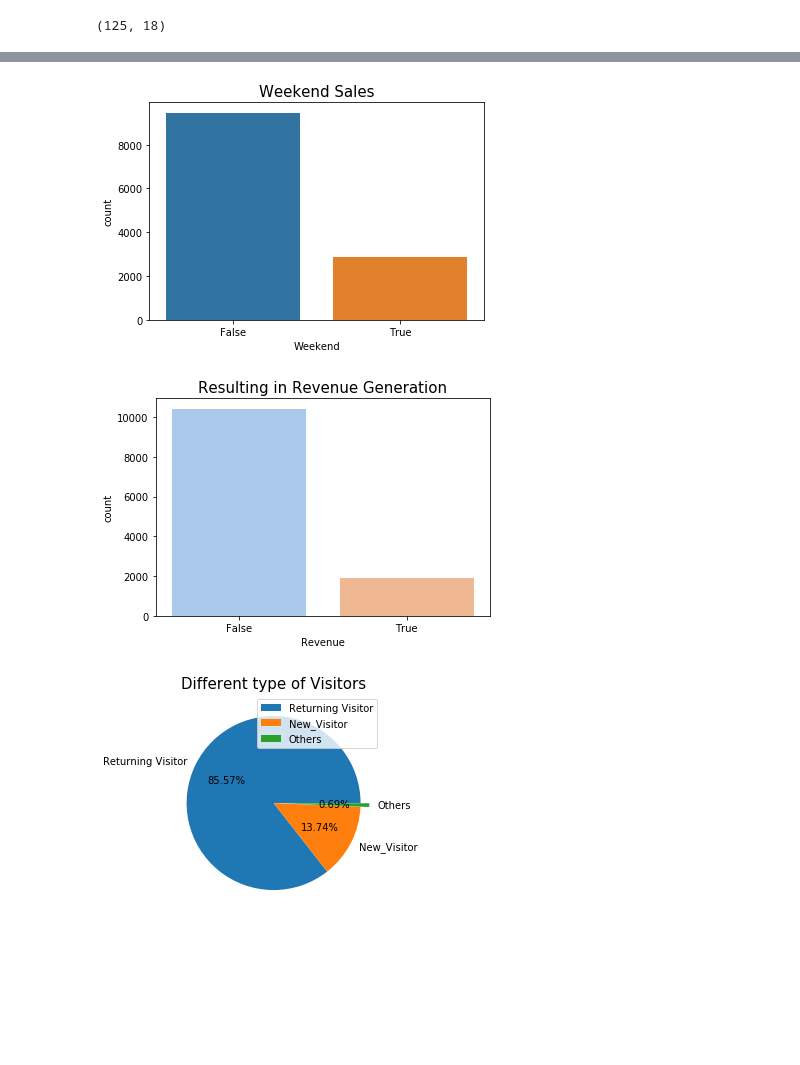
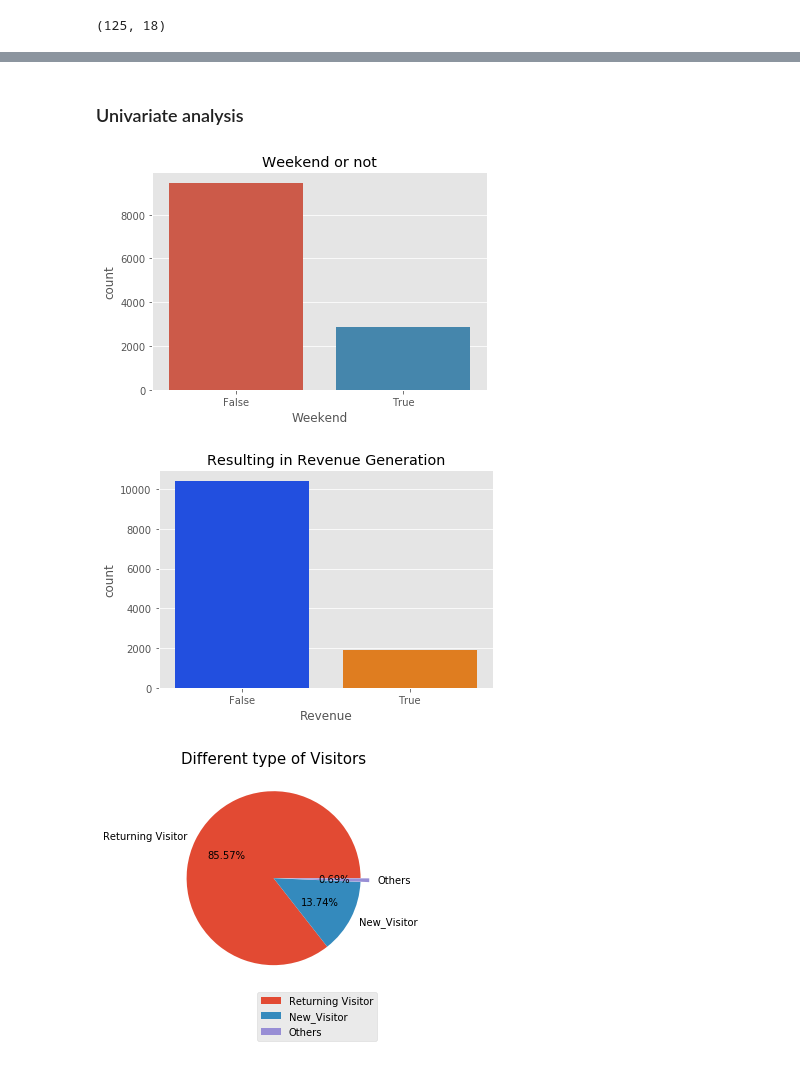
Before and after one commit to Tanvig/Springboard-Projects, a Jupyter notebook: Capstone_one/EDA_Capstone_one.ipynb, the cells around one changed output, grey strips where cells are left out. Cells and saved outputs as stored; diff of their text form; code cells hidden in the pictures; blank space fills up the shorter version.

```diff
--- a/Capstone_one/EDA_Capstone_one.ipynb
+++ b/Capstone_one/EDA_Capstone_one.ipynb
@@ -2,6 +2,8 @@
 import pandas as pd
 import matplotlib.pyplot as plt
 import seaborn as sns
+# %%
+plt.style.use('ggplot')
 # %%
 data = pd.read_csv("online_shoppers_intention.csv")
 # %%
@@ -193,24 +314,26 @@ dup_df.shape
+# %% [markdown]
+### Univariate analysis
 # %%
 sns.countplot(data['Weekend'])
-plt.title('Weekend Sales', fontsize = 15)
+plt.title('Weekend or not')
 plt.show()
 # %% [output]
-[figure, old version]
+[figure, new version]
 # %%
-sns.countplot(data['Revenue'], palette = "pastel")
-plt.title('Resulting in Revenue Generation', fontsize = 15)
+sns.countplot(data['Revenue'], palette = "bright")
+plt.title('Resulting in Revenue Generation')
 plt.show()
 # %% [output]
-[figure, old version]
+[figure, new version]
 # %%
 explode = [0, 0, 0.1]
 labels = "Returning Visitor", "New_Visitor", "Others"
 plt.pie(vis_type, labels = labels, autopct = '%.2f%%', explode = explode)
 plt.title('Different type of Visitors', fontsize = 15)
-plt.legend()
+plt.legend(loc = "upper right", bbox_to_anchor=(1,0))
 plt.show()
 # %% [output]
-[figure, old version]
+[figure, new version]
 # %%
 brow_type = [7961, 2462, 736, 467, 174, 530]
 labels = ["2", "1", "4", "5", "6", "Others"]
```
Also changed, not shown: parts of 44 cells of this notebook.
